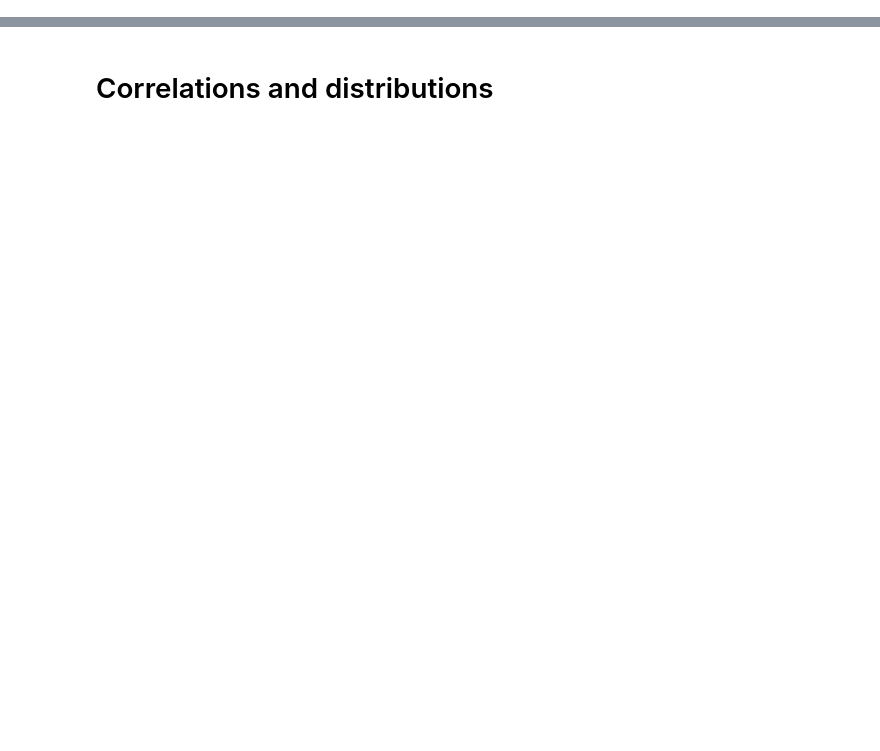
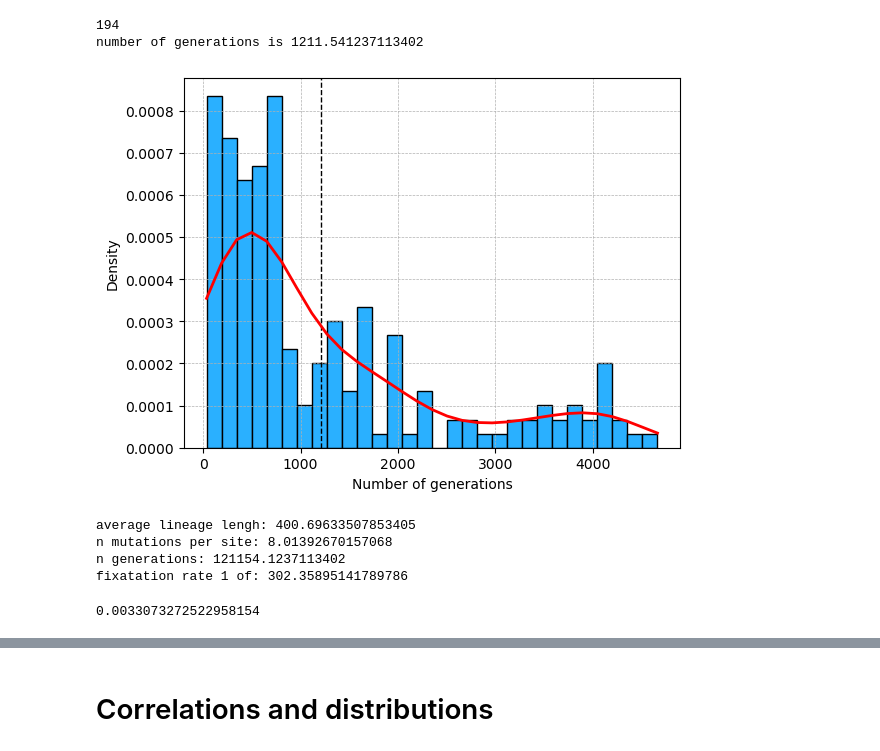
Before and after one commit to sahakyanhk/pfes, a Jupyter notebook: jupyter/psef_stat.ipynb, the cells around one changed output, grey strips where cells are left out. Cells and saved outputs as stored; diff of their text form; code cells hidden in the pictures; blank space fills up the shorter version.

```diff
--- a/jupyter/psef_stat.ipynb
+++ b/jupyter/psef_stat.ipynb
@@ -44,0 +123,41 @@ len all_bestlog 1000000
+# %%
+bestlog_time = []
+for pfe in bestlog_dict.keys():
+    df=bestlog_dict[pfe]
+    dfmusk = (df.mean_plddt > 0.85) & (df.ptm > 0.75)
+    if dfmusk.any():
+        bestlog_time.append(df[dfmusk].index[0])
+
+
+bestlog_time = np.array(bestlog_time[:200])
+density = gaussian_kde(bestlog_time)
+print(len(bestlog_time))
+
+plt.style.use('default')
+
+# histogram on linear scale
+#plt.subplot(211)
+n, x, _  = plt.hist(bestlog_time, bins=30,  facecolor = '#2ab0ff', edgecolor='black', linewidth=1, density=True)
+plt.xlabel('Number of generations')
+plt.ylabel('Density')
+
+plt.axvline(bestlog_time.mean(), color='k', linestyle='dashed', linewidth=1)
+plt.grid(True, which="both", linestyle='--', linewidth=0.5)
+plt.plot(x, density(x), color='red', linewidth=2)
+print("number of generations is", bestlog_time.mean())
+# %% [output]
+194
+number of generations is 1211.541237113402
+[figure, added]
+# %%
+print(f'average lineage lengh: {lineage_time.mean()}')
+print(f'n mutations per site: {lineage_time.mean() / 50}')
+print(f'n generations: {bestlog_time.mean() * 100 }')
+print(f'fixatation rate 1 of: {bestlog_time.mean()*100 / lineage_time.mean()}')
+1/(bestlog_time.mean()*100 / lineage_time.mean())
+# %% [output]
+average lineage lengh: 400.69633507853405
+n mutations per site: 8.01392670157068
+n generations: 121154.1237113402
+fixatation rate 1 of: 302.35895141789786
+0.0033073272522958154
```
Also changed, not shown: parts of 27 cells of this notebook, 3 other files.
